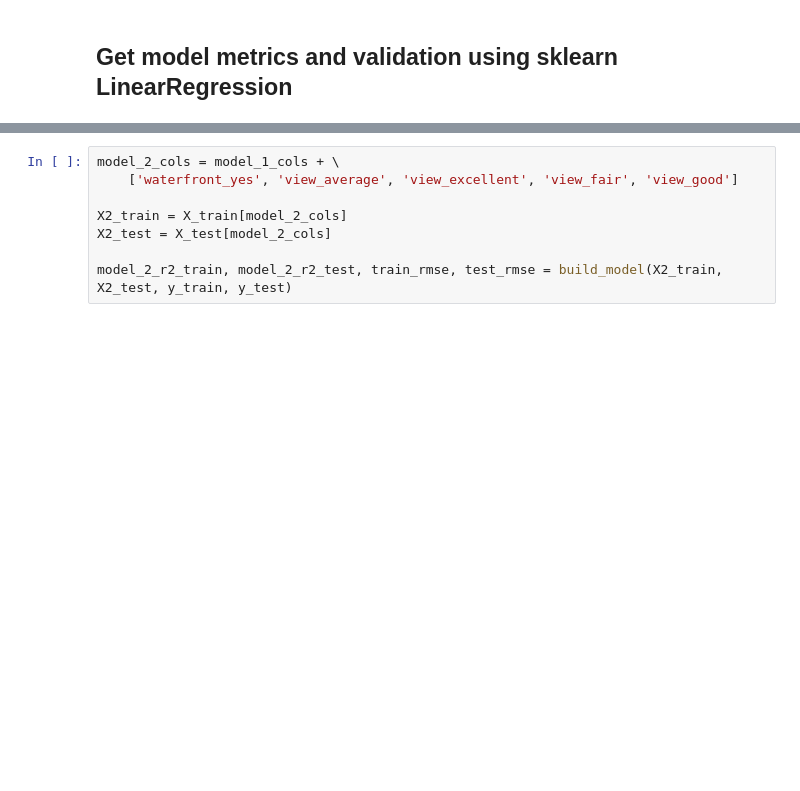
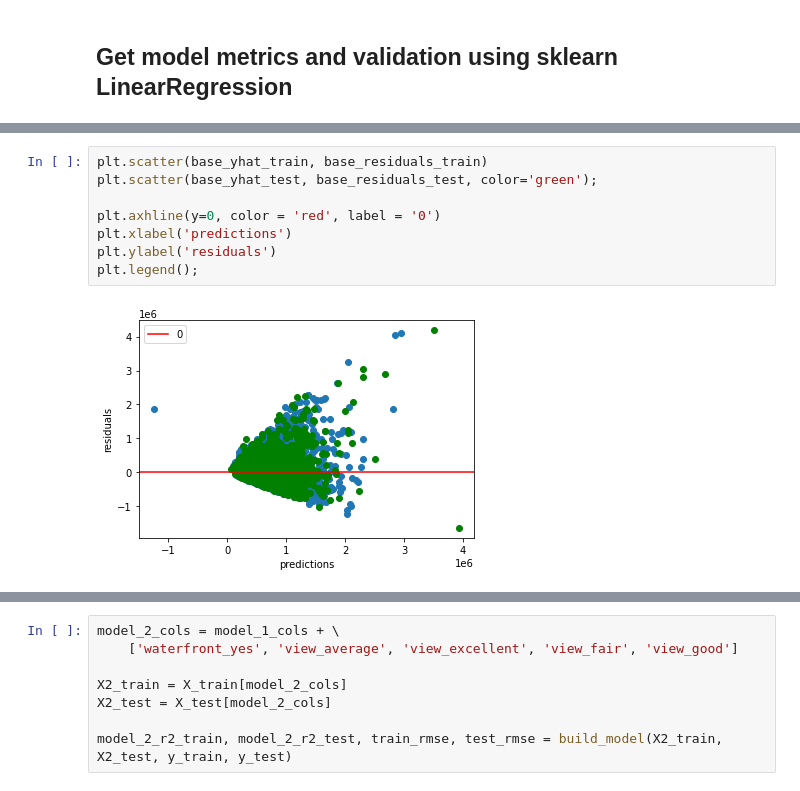
Before and after one commit to hanis-z/King-County-Millenial-homeowner-program, a Jupyter notebook: individualNotebooks/modeling_and_validation_notebook.ipynb, the cells around one changed output, grey strips where cells are left out. Saved outputs shown, nothing was run; the diff lists cells and outputs as text; blank space fills up the shorter version.

```diff
--- a/individualNotebooks/modeling_and_validation_notebook.ipynb
+++ b/individualNotebooks/modeling_and_validation_notebook.ipynb
@@ -411,3 +426,13 @@ Test RMSE: 261392.48743150264
+# %%
+plt.scatter(base_yhat_train, base_residuals_train)
+plt.scatter(base_yhat_test, base_residuals_test, color='green');
+
+plt.axhline(y=0, color = 'red', label = '0')
+plt.xlabel('predictions')
+plt.ylabel('residuals')
+plt.legend();
+# %% [output]
+[figure, added]
 # %%
 # drop 'grade_7average' from OHE grade cols
 model_1_cols = model_base_cols + \
```
Also changed, not shown: parts of 14 cells of this notebook.
